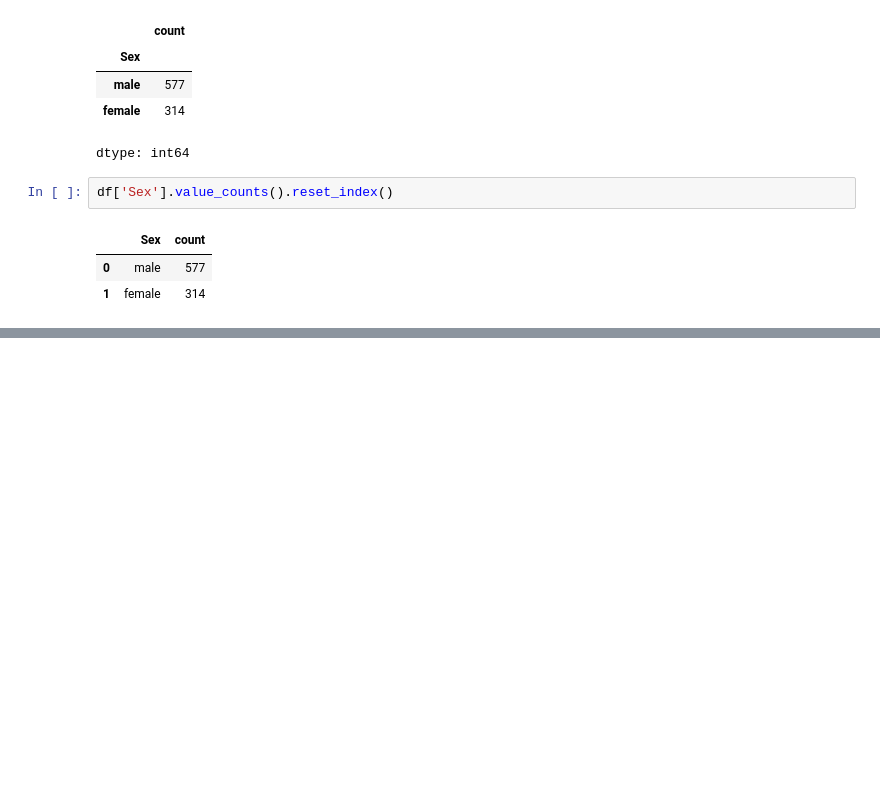
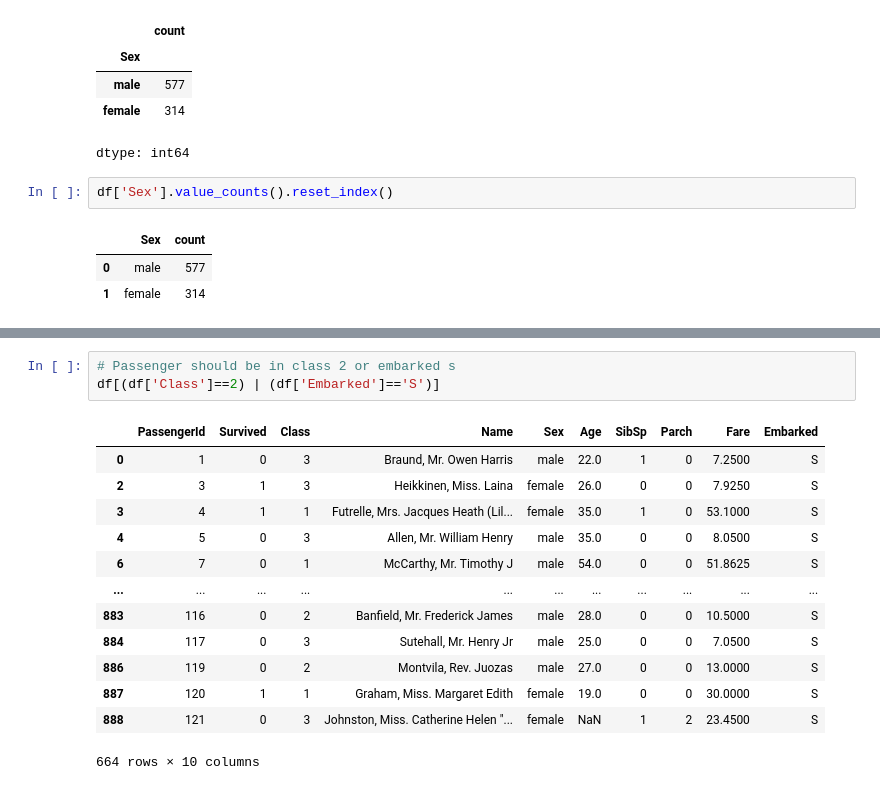
Before and after one commit to pedd1-Srividya/DS-AI-ML-And-Web-Devolopment-Practice, a Jupyter notebook: DS_ML_AI.ipynb, the cells around one changed output, grey strips where cells are left out. Drawn from its saved outputs; the diff is of its cells as text; blank space fills up the shorter version.

```diff
--- a/DS_ML_AI.ipynb
+++ b/DS_ML_AI.ipynb
@@ -1472,0 +1576,17 @@ df['Sex'].value_counts().reset_index()
+# %%
+# Passenger should be in class 2 or embarked s
+df[(df['Class']==2) | (df['Embarked']=='S')]
+# %% [output]
+|  | PassengerId | Survived | Class | Name | Sex | Age | SibSp | Parch | Fare | Embarked |
+| 0 | 1 | 0 | 3 | Braund, Mr. Owen Harris | male | 22.0 | 1 | 0 | 7.2500 | S |
+| 2 | 3 | 1 | 3 | Heikkinen, Miss. Laina | female | 26.0 | 0 | 0 | 7.9250 | S |
+| 3 | 4 | 1 | 1 | Futrelle, Mrs. Jacques Heath (Lil... | female | 35.0 | 1 | 0 | 53.1000 | S |
+| 4 | 5 | 0 | 3 | Allen, Mr. William Henry | male | 35.0 | 0 | 0 | 8.0500 | S |
+| 6 | 7 | 0 | 1 | McCarthy, Mr. Timothy J | male | 54.0 | 0 | 0 | 51.8625 | S |
+| ... | ... | ... | ... | ... | ... | ... | ... | ... | ... | ... |
+| 883 | 116 | 0 | 2 | Banfield, Mr. Frederick James | male | 28.0 | 0 | 0 | 10.5000 | S |
+| 884 | 117 | 0 | 3 | Sutehall, Mr. Henry Jr | male | 25.0 | 0 | 0 | 7.0500 | S |
+| 886 | 119 | 0 | 2 | Montvila, Rev. Juozas | male | 27.0 | 0 | 0 | 13.0000 | S |
+| 887 | 120 | 1 | 1 | Graham, Miss. Margaret Edith | female | 19.0 | 0 | 0 | 30.0000 | S |
+| 888 | 121 | 0 | 3 | Johnston, Miss. Catherine Helen "... | female | NaN | 1 | 2 | 23.4500 | S |
+664 rows × 10 columns
```
Also changed, not shown: parts of 13 cells of this notebook.
